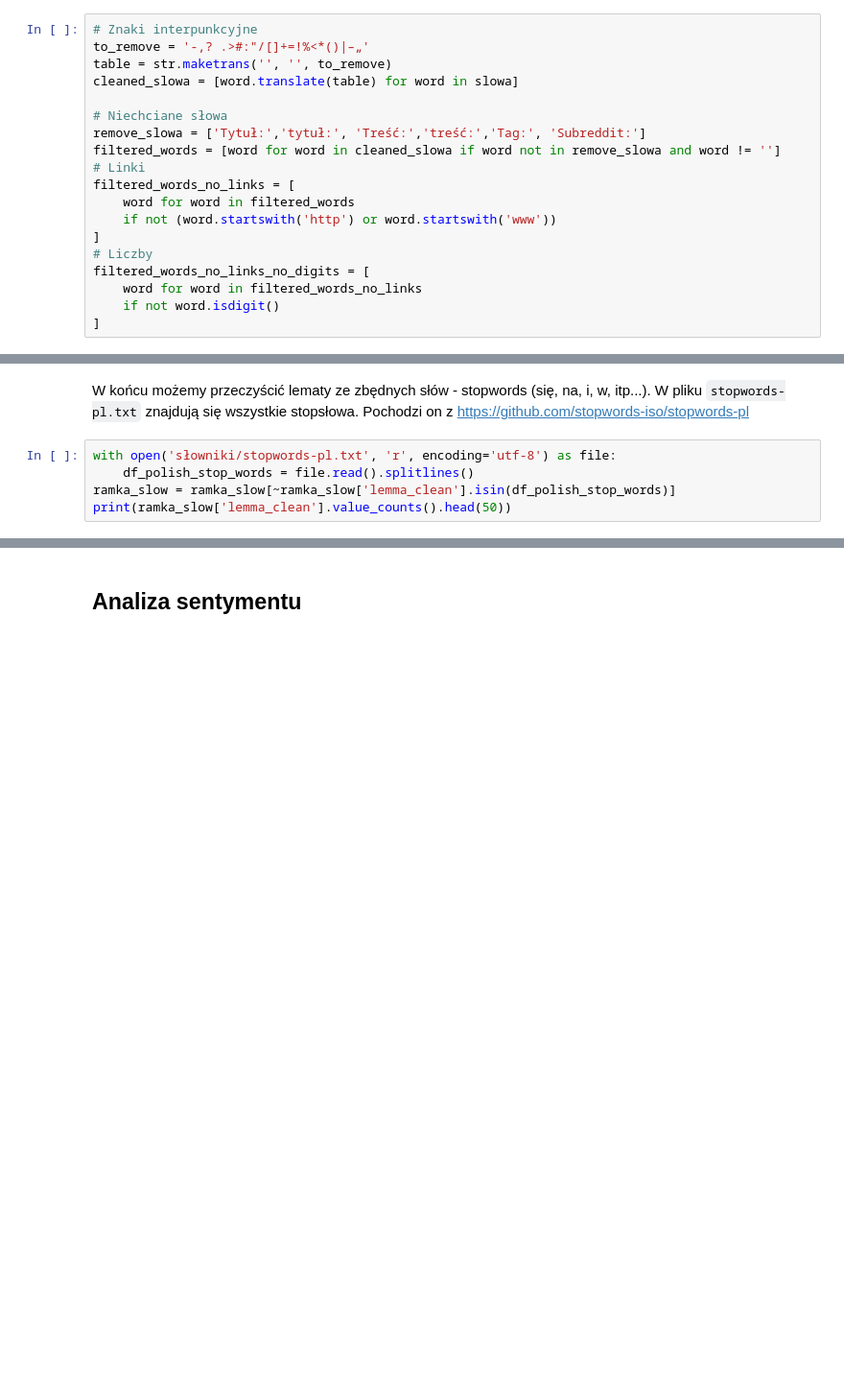
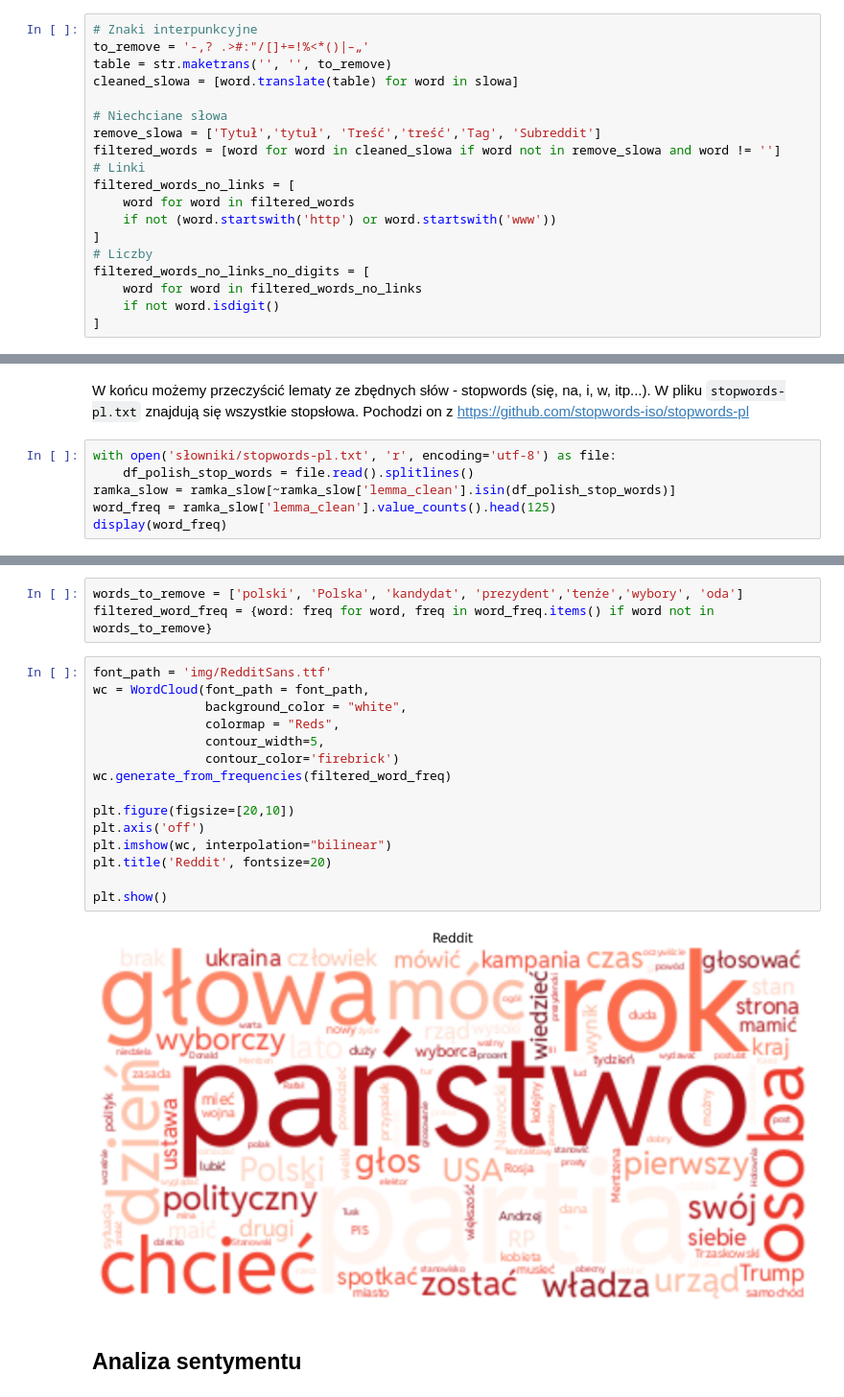
Before and after one commit to dpiotrkowski/PSI-analiza-sentymentu, a Jupyter notebook: analiza_sentymentu.ipynb, the cells around one changed output, grey strips where cells are left out. Shown: that part at 96% size. Saved outputs shown, nothing was run; the diff lists cells and outputs as text; blank space fills up the shorter version.

Commit message:
feat: dodano wordcloud, loga reddit i wykop

```diff
--- a/analiza_sentymentu.ipynb
+++ b/analiza_sentymentu.ipynb
@@ -45,7 +56,7 @@ table = str.maketrans('', '', to_remove)
 cleaned_slowa = [word.translate(table) for word in slowa]
 
 # Niechciane słowa
-remove_slowa = ['Tytuł:','tytuł:', 'Treść:','treść:','Tag:', 'Subreddit:']
+remove_slowa = ['Tytuł','tytuł', 'Treść','treść','Tag', 'Subreddit']
 filtered_words = [word for word in cleaned_slowa if word not in remove_slowa and word != '']
 # Linki
 filtered_words_no_links = [
@@ -97,6 +109,7 @@ W końcu możemy przeczyścić lematy ze zbędnych słów - stopwords (się, na,
 with open('słowniki/stopwords-pl.txt', 'r', encoding='utf-8') as file:
     df_polish_stop_words = file.read().splitlines()
 ramka_slow = ramka_slow[~ramka_slow['lemma_clean'].isin(df_polish_stop_words)]
-print(ramka_slow['lemma_clean'].value_counts().head(50))
+word_freq = ramka_slow['lemma_clean'].value_counts().head(125)
+display(word_freq)
 # %% [output]
 lemma_clean
@@ -119,3 +131,23 @@ Name: count, dtype: int64
+# %%
+words_to_remove = ['polski', 'Polska', 'kandydat', 'prezydent','tenże','wybory', 'oda']
+filtered_word_freq = {word: freq for word, freq in word_freq.items() if word not in words_to_remove}
+# %%
+font_path = 'img/RedditSans.ttf'
+wc = WordCloud(font_path = font_path,
+               background_color = "white",
+               colormap = "Reds",
+               contour_width=5,
+               contour_color='firebrick')
+wc.generate_from_frequencies(filtered_word_freq)
+
+plt.figure(figsize=[20,10])
+plt.axis('off')
+plt.imshow(wc, interpolation="bilinear")
+plt.title('Reddit', fontsize=20)
+
+plt.show()
+# %% [output]
+[figure, added]
 # %% [markdown]
 ## Analiza sentymentu
 # %%
```
Also changed, not shown: parts of 6 cells of this notebook.
